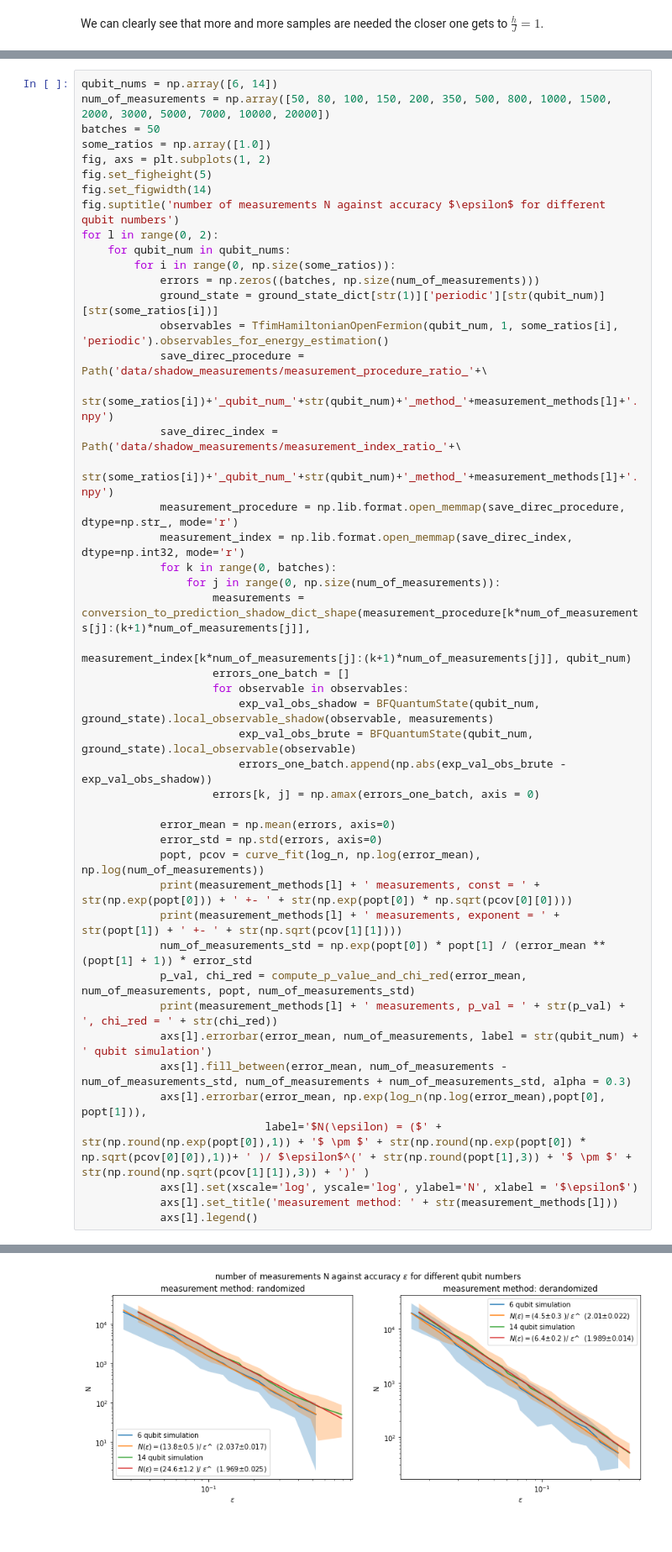
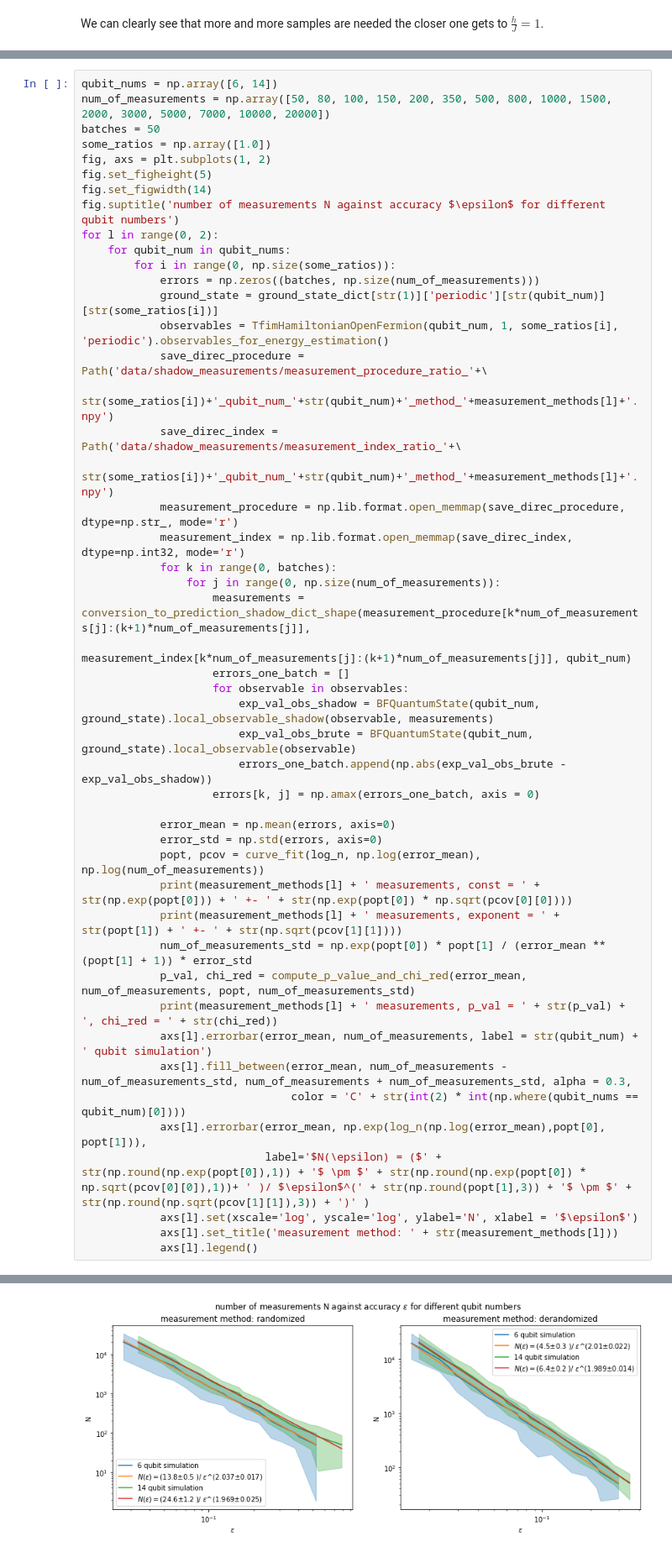
Before and after one commit to LennartBuerger/classical-shadows-for-1d-TFIM-energy-estimation, a Jupyter notebook: display_data/shadow_performance_analysis.ipynb, the cells around one changed output, grey strips where cells are left out. Shown at 84% size. Cells and saved outputs as stored; diff of their text form.

Commit message:
fixed the colours of the errorbars around the plots N(epsilon) and N(M)

```diff
--- a/display_data/shadow_performance_analysis.ipynb
+++ b/display_data/shadow_performance_analysis.ipynb
@@ -456,32 +456,33 @@ for l in range(0, 2):
                         errors_one_batch.append(np.abs(exp_val_obs_brute - exp_val_obs_shadow))
                     errors[k, j] = np.amax(errors_one_batch, axis = 0)
 
             error_mean = np.mean(errors, axis=0)
             error_std = np.std(errors, axis=0)
             popt, pcov = curve_fit(log_n, np.log(error_mean), np.log(num_of_measurements))
             print(measurement_methods[l] + ' measurements, const = ' + str(np.exp(popt[0])) + ' +- ' + str(np.exp(popt[0]) * np.sqrt(pcov[0][0])))
             print(measurement_methods[l] + ' measurements, exponent = ' + str(popt[1]) + ' +- ' + str(np.sqrt(pcov[1][1])))
             num_of_measurements_std = np.exp(popt[0]) * popt[1] / (error_mean ** (popt[1] + 1)) * error_std
             p_val, chi_red = compute_p_value_and_chi_red(error_mean, num_of_measurements, popt, num_of_measurements_std)
             print(measurement_methods[l] + ' measurements, p_val = ' + str(p_val) + ', chi_red = ' + str(chi_red))
             axs[l].errorbar(error_mean, num_of_measurements, label = str(qubit_num) + ' qubit simulation')
-            axs[l].fill_between(error_mean, num_of_measurements - num_of_measurements_std, num_of_measurements + num_of_measurements_std, alpha = 0.3)
+            axs[l].fill_between(error_mean, num_of_measurements - num_of_measurements_std, num_of_measurements + num_of_measurements_std, alpha = 0.3,
+                                color = 'C' + str(int(2) * int(np.where(qubit_nums == qubit_num)[0])))
             axs[l].errorbar(error_mean, np.exp(log_n(np.log(error_mean),popt[0], popt[1])),
                             label='$N(\epsilon) = ($' + str(np.round(np.exp(popt[0]),1)) + '$ \pm $' + str(np.round(np.exp(popt[0]) * np.sqrt(pcov[0][0]),1))+ ' )/ $\epsilon$^(' + str(np.round(popt[1],3)) + '$ \pm $' + str(np.round(np.sqrt(pcov[1][1]),3)) + ')' )
             axs[l].set(xscale='log', yscale='log', ylabel='N', xlabel = '$\epsilon$')
             axs[l].set_title('measurement method: ' + str(measurement_methods[l]))
             axs[l].legend()
 # %% [output]
 randomized measurements, const = 13.755718165434045 +- 0.5289391343974367
 randomized measurements, exponent = 2.036502006263449 +- 0.01735804897943978
 randomized measurements, p_val = 100.0, chi_red = 0.011170038505644178
 randomized measurements, const = 24.603129198736166 +- 1.2381743085767816
 randomized measurements, exponent = 1.9689334979123363 +- 0.02487692838526013
 randomized measurements, p_val = 100.0, chi_red = 0.0245797497093338
 derandomized measurements, const = 4.476699690490132 +- 0.2758378849785913
 derandomized measurements, exponent = 2.0095533384406674 +- 0.02226829496781362
 derandomized measurements, p_val = 100.0, chi_red = 0.022975840067279825
 derandomized measurements, const = 6.378753744857896 +- 0.23033980244043636
 derandomized measurements, exponent = 1.9886688897906972 +- 0.013739989651850602
 derandomized measurements, p_val = 100.0, chi_red = 0.016480490667611158
-[figure, old version]
+[figure, new version]
```
Also changed, not shown: parts of 2 cells of this notebook.
